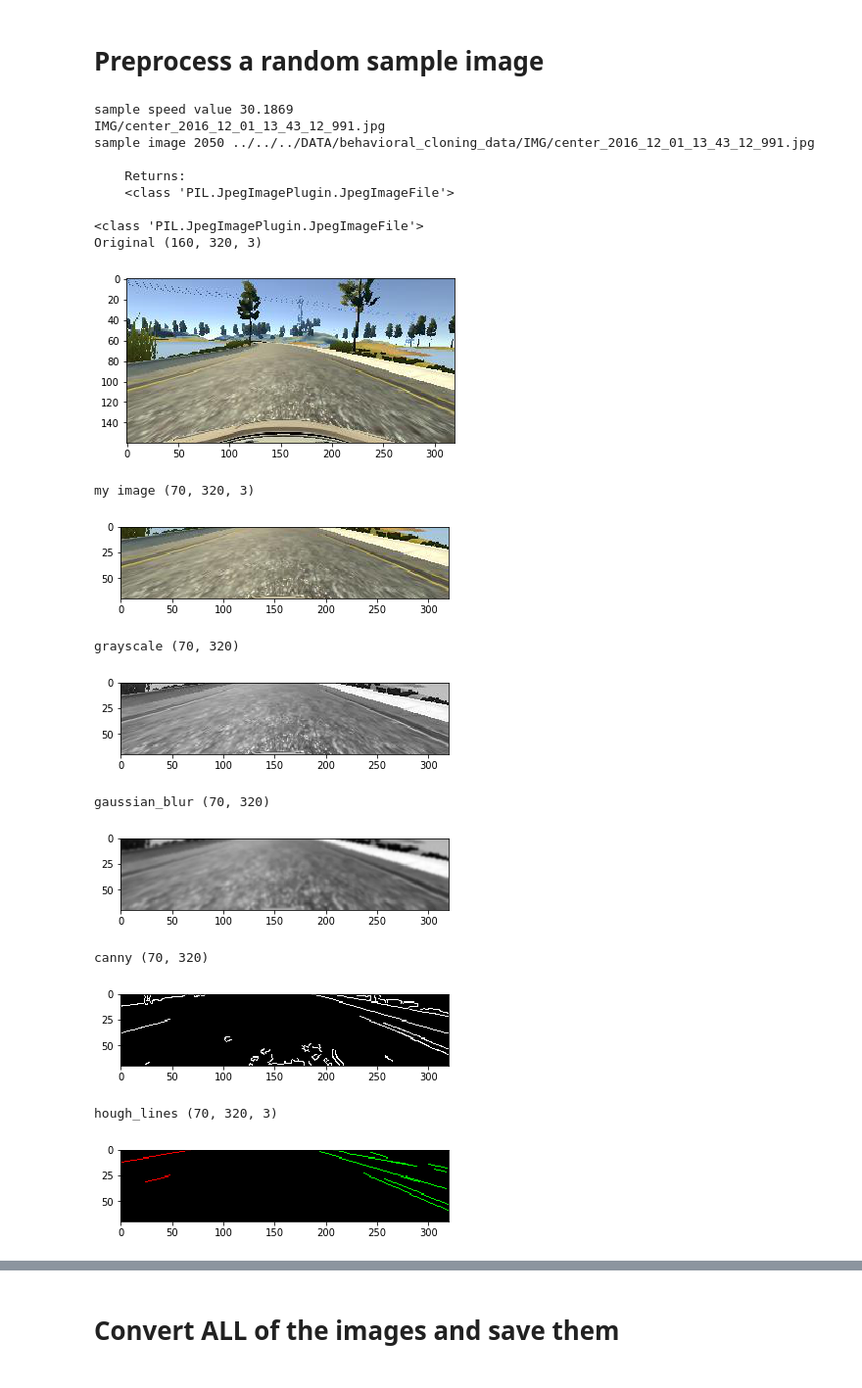
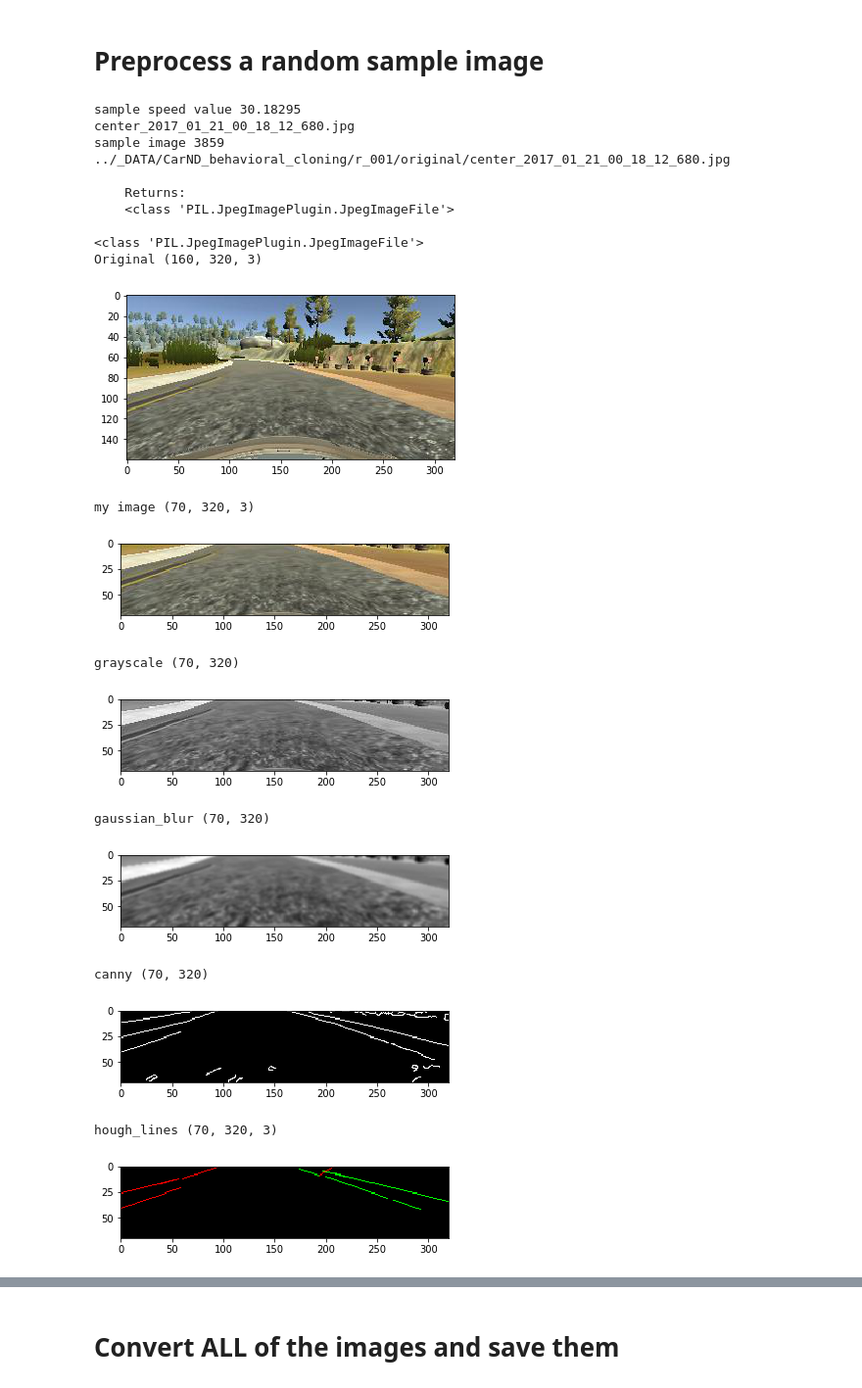
Before and after one commit to UkiDLucas/CarND-behavioral_cloning, a Jupyter notebook: preprocessing.ipynb, the cells around one changed output, grey strips where cells are left out. Shown at 98% size. Cells and saved outputs as stored; diff of their text form; code cells hidden in the pictures.

```diff
--- a/preprocessing.ipynb
+++ b/preprocessing.ipynb
@@ -18,10 +18,10 @@ I believe there are 2 crucial components to this experiment that are **more impo
 - Visually verify all kinds of landscapes
     - if I (human) can tell immediately how to steer then I can teach Neural Network to do so, too.
 # %%
-data_dir = "../../../DATA/behavioral_cloning_data/"
+data_dir = "../_DATA/CarND_behavioral_cloning/r_001/"
 image_final_width = 64
-driving_data_csv = "driving_log_no_zeros.csv"
-processed_images_dir = "processed_images_64/"
+driving_data_csv = "driving_log_normalized.csv"
+processed_images_dir = "processed_images/"
 # %% [markdown]
 # Read CSV spreadsheet
 # %%
@@ -102,42 +100,42 @@ recommended number of classes 30
 # %%
 import random
 import matplotlib.pyplot as plt
 from ImageHelper import preprocessing_pipline, print_image
 
 image_index = random.randrange(len(speed_values))
 print("sample speed value", speed_values[image_index])
 print(image_center_values[image_index])
-image_path = data_dir + image_center_values[image_index] # TODO rename to image_names_center_cam
+image_path = data_dir + "original/" + image_center_values[image_index] # TODO rename to image_names_center_cam
 print("sample image", image_index, image_path)
 
 from ImageHelper import read_image_binary
 print(read_image_binary.__doc__)
 image = read_image_binary(image_path)
 print(type(image))
 print_image(image, should_plot=True, comment="Original")
 
 image = preprocessing_pipline(image, final_size=image_final_width, should_plot=True)
 # %% [output]
-sample speed value 30.1869
-IMG/center_2016_12_01_13_43_12_991.jpg
-sample image 2050 ../../../DATA/behavioral_cloning_data/IMG/center_2016_12_01_13_43_12_991.jpg
+sample speed value 30.18295
+center_2017_01_21_00_18_12_680.jpg
+sample image 3859 ../_DATA/CarND_behavioral_cloning/r_001/original/center_2017_01_21_00_18_12_680.jpg
 
     Returns:
     <class 'PIL.JpegImagePlugin.JpegImageFile'>
 
 <class 'PIL.JpegImagePlugin.JpegImageFile'>
 Original (160, 320, 3)
-[figure, old version]
+[figure, new version]
 my image (70, 320, 3)
-[figure, old version]
+[figure, new version]
 grayscale (70, 320)
-[figure, old version]
+[figure, new version]
 gaussian_blur (70, 320)
-[figure, old version]
+[figure, new version]
 canny (70, 320)
-[figure, old version]
+[figure, new version]
 hough_lines (70, 320, 3)
-[figure, old version]
+[figure, new version]
 ... (4 outputs left out)
 # %%
 print(image[0][0:15]) # verify the image is encoded to values from -0.5 to 0.5
```
Also changed, not shown: parts of 6 cells of this notebook, 16 other files.
